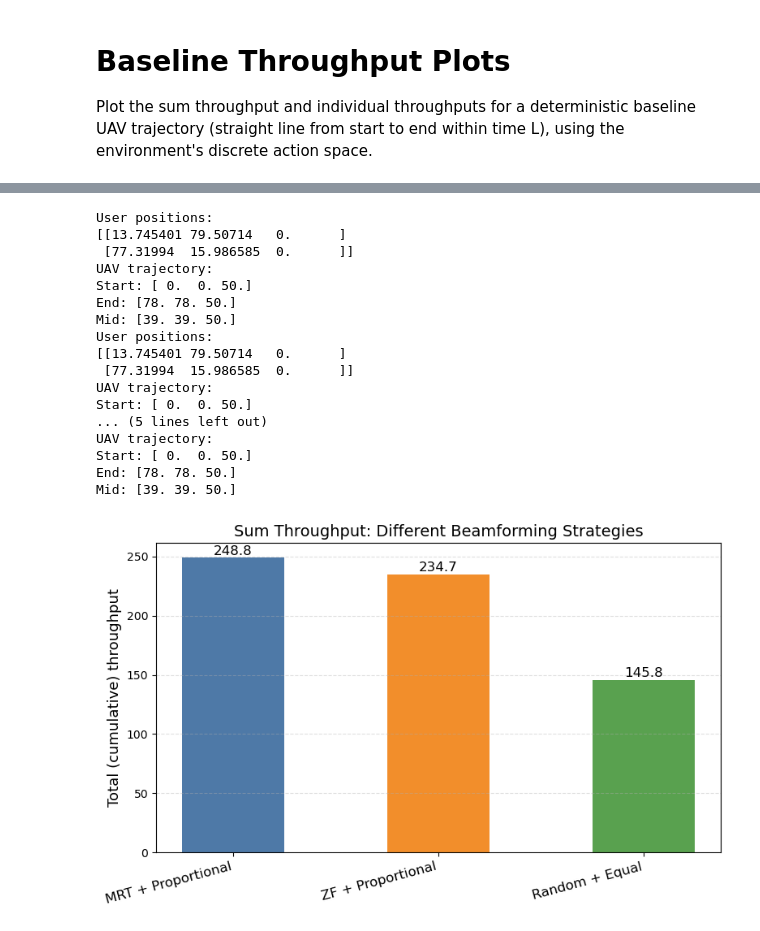
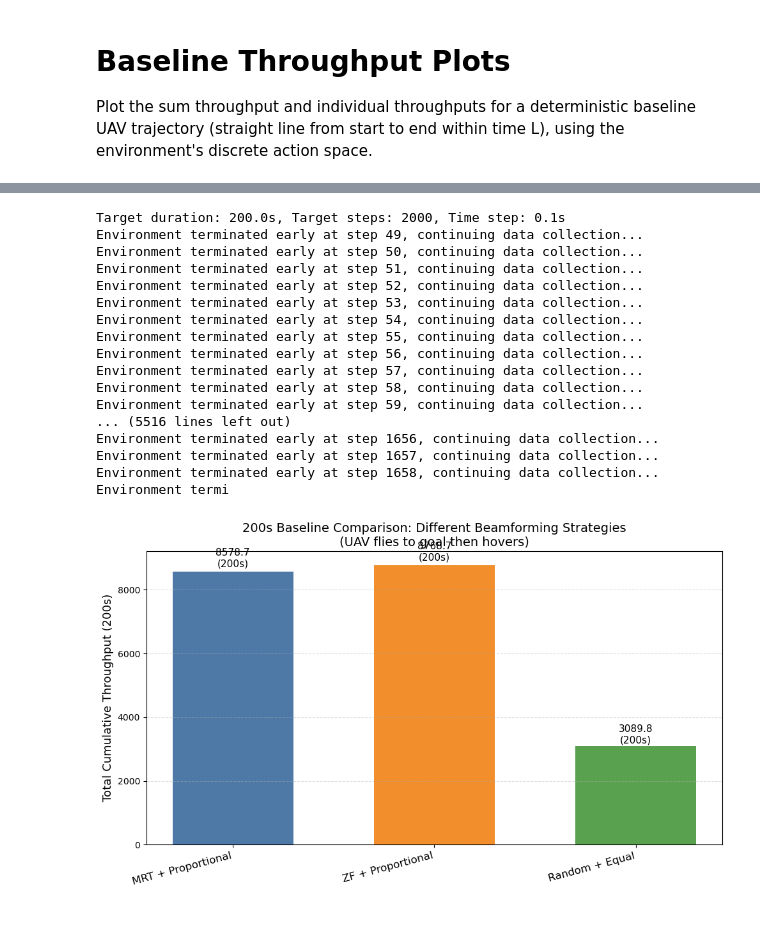
Before and after one commit to yuri-yu87/reinforcing_learning, a Jupyter notebook: Task_Plots/Plot_3_4_Baseline_Throughput.ipynb, the cells around one changed output, grey strips where cells are left out. Cells and saved outputs as stored; diff of their text form; code cells hidden in the pictures.

```diff
--- a/Task_Plots/Plot_3_4_Baseline_Throughput.ipynb
+++ b/Task_Plots/Plot_3_4_Baseline_Throughput.ipynb
@@ -75,17 +117,20 @@ env = UAVEnvironment(
     num_antennas=8,
     start_position=(0, 0, 50),
     end_position=(80, 80, 50),
-    flight_time=250.0,
+    flight_time=200.0,
     time_step=0.1,
     transmit_power=0.5,
     path_loss_exponent=2.5,
-    noise_power=-150.0,
+    noise_power=-100.0,
     fixed_users=True,
     seed=42
 )
 # %%
-# Run deterministic baseline episode
+# Run deterministic baseline episode with 200s duration
 env.set_transmit_strategy(beamforming_method='mrt', power_strategy='equal')
-traj, thr_hist, indiv_hist = run_baseline_episode(env, distance_tolerance=1.0)
+traj, thr_hist, indiv_hist, goal_step = run_baseline_episode(env, distance_tolerance=1.0, target_duration=200.0)
 sum_thr_cum = np.cumsum(thr_hist)
+
+# Create time axis for plotting
+time_axis = np.arange(len(thr_hist)) * env.time_step
 # %% [output]
@@ -234,16 +347,18 @@ import numpy as np
 import matplotlib.pyplot as plt
 
 # Helper to run one scenario and summarize
-def run_and_summarize(env, beamforming_method, power_strategy, label):
+def run_and_summarize(env, beamforming_method, power_strategy, label, target_duration=200.0):
     env.set_transmit_strategy(beamforming_method=beamforming_method, power_strategy=power_strategy)
-    traj_i, thr_hist_i, indiv_hist_i = run_baseline_episode(env)
+    traj_i, thr_hist_i, indiv_hist_i, goal_i = run_baseline_episode(env, target_duration=target_duration)
     total_sum = float(np.sum(thr_hist_i))
     indiv_totals = np.sum(indiv_hist_i, axis=0) if indiv_hist_i.size else np.array([])
     return {
         'label': label,
         'total_sum': total_sum,
         'indiv_totals': indiv_totals,
-        'K': len(indiv_totals)
+        'K': len(indiv_totals),
+        'goal_step': goal_i,
+        'simulation_time': len(thr_hist_i) * env.time_step
     }
 
 results = []
@@ -268,70 +383,78 @@ results.append(res_rand_eq)
 # 颜色设置
 bar_colors = ['#4e79a7', '#f28e2b', '#59a14f']
 
-# 总吞吐量柱状图
-plt.figure(figsize=(8,5))
+# 总吞吐量柱状图 (200秒基线比较)
+plt.figure(figsize=(10,6))
 labels = [r['label'] for r in results]
 values = [r['total_sum'] for r in results]
-bars = plt.bar(range(len(values)), values, color=bar_colors[:len(values)], width=0.5)
+simulation_times = [r['simulation_time'] for r in results]
+bars = plt.bar(range(len(values)), values, color=bar_colors[:len(values)], width=0.6)
 
 # 在柱子上标注数值
-for bar in bars:
+for i, bar in enumerate(bars):
     height = bar.get_height()
-    plt.text(bar.get_x() + bar.get_width()/2, height + 0.5, f"{height:.1f}",
-             ha='center', va='bottom', fontsize=12)
+    plt.text(bar.get_x() + bar.get_width()/2, height + height*0.01,
+             f"{height:.1f}\n({simulation_times[i]:.0f}s)",
+             ha='center', va='bottom', fontsize=11)
 
 plt.xticks(range(len(values)), labels, rotation=15, ha='right', fontsize=12)
-plt.ylabel('Total (cumulative) throughput', fontsize=13)
-plt.title('Sum Throughput: Different Beamforming Strategies', fontsize=14)
+plt.ylabel('Total Cumulative Throughput (200s)', fontsize=13)
+plt.title('200s Baseline Comparison: Different Beamforming Strategies\n(UAV flies to goal then hovers)', fontsize=14)
 plt.grid(axis='y', linestyle='--', alpha=0.4)
 plt.tight_layout()
 plt.show()
+
+# Print comparison summary
+print(f"\n=== 200s Baseline Comparison Summary ===")
+for r in results:
+    print(f"{r['label']:20s}: Total={r['total_sum']:7.1f}, Time={r['simulation_time']:5.0f}s, "
+          f"Avg Rate={r['total_sum']/r['simulation_time']:6.3f}/s")
 
 # 各用户吞吐量分组柱状图
 K = max((r['K'] for r in results), default=0)
 if K > 0:
     x = np.arange(K)
     width = 0.22
     plt.figure(figsize=(8,5))
     for idx, r in enumerate(results):
         vals = r['indiv_totals']
         # pad if some runs had fewer users reported
         if len(vals) < K:
             tmp = np.zeros(K)
             tmp[:len(vals)] = vals
             vals = tmp
         bars = plt.bar(x + (idx - (len(results)-1)/2)*width, vals, width=width,
                        label=r['label'], color=bar_colors[idx % len(bar_colors)])
         # 在柱子上标注数值
         for bar in bars:
             height = bar.get_height()
             plt.text(bar.get_x() + bar.get_width()/2, height + 0.2, f"{height:.1f}",
                      ha='center', va='bottom', fontsize=10)
     plt.xticks(x, [f'User {i+1}' for i in range(K)], fontsize=12)
     plt.ylabel('Total throughput per user', fontsize=13)
     plt.title('Individual Throughputs: Different Beamforming Strategies', fontsize=14)
     plt.grid(axis='y', linestyle='--', alpha=0.4)
     plt.legend(fontsize=11)
     plt.tight_layout()
     plt.show()
 else:
     print('No individual throughput available to plot.')
 # %% [output]
-User positions:
-[[13.745401 79.50714   0.      ]
- [77.31994  15.986585  0.      ]]
-UAV trajectory:
-Start: [ 0.  0. 50.]
-End: [78. 78. 50.]
-Mid: [39. 39. 50.]
-User positions:
-[[13.745401 79.50714   0.      ]
- [77.31994  15.986585  0.      ]]
-UAV trajectory:
-Start: [ 0.  0. 50.]
-... (5 lines left out)
-UAV trajectory:
-Start: [ 0.  0. 50.]
-End: [78. 78. 50.]
-Mid: [39. 39. 50.]
+Target duration: 200.0s, Target steps: 2000, Time step: 0.1s
+Environment terminated early at step 49, continuing data collection...
+Environment terminated early at step 50, continuing data collection...
+Environment terminated early at step 51, continuing data collection...
+Environment terminated early at step 52, continuing data collection...
+Environment terminated early at step 53, continuing data collection...
+Environment terminated early at step 54, continuing data collection...
+Environment terminated early at step 55, continuing data collection...
+Environment terminated early at step 56, continuing data collection...
+Environment terminated early at step 57, continuing data collection...
+Environment terminated early at step 58, continuing data collection...
+Environment terminated early at step 59, continuing data collection...
+... (5516 lines left out)
+Environment terminated early at step 1656, continuing data collection...
+Environment terminated early at step 1657, continuing data collection...
+Environment terminated early at step 1658, continuing data collection...
+Environment termi
-[figure, old version]
+[figure, new version]
```
Also changed, not shown: parts of 9 cells of this notebook, 8 other files.
